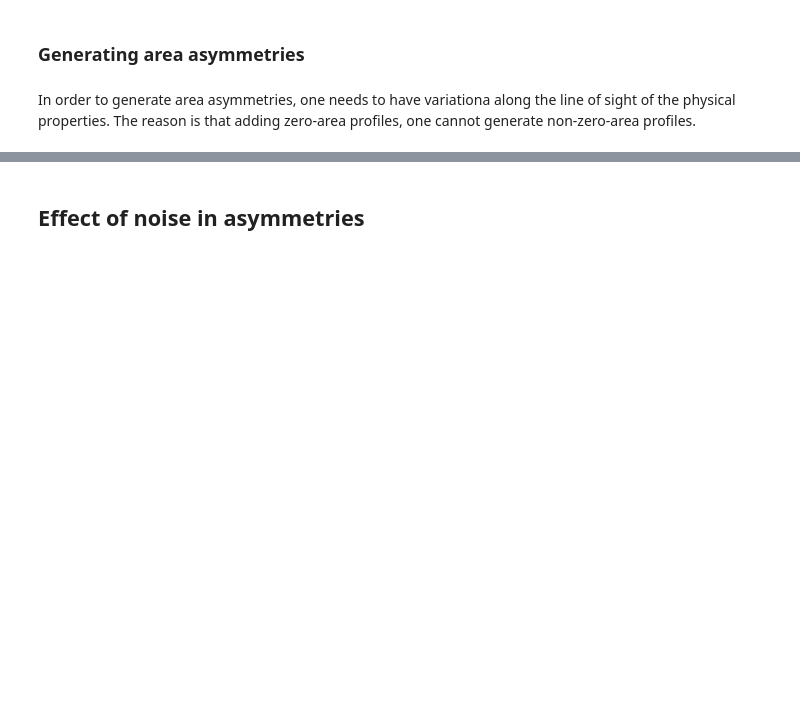
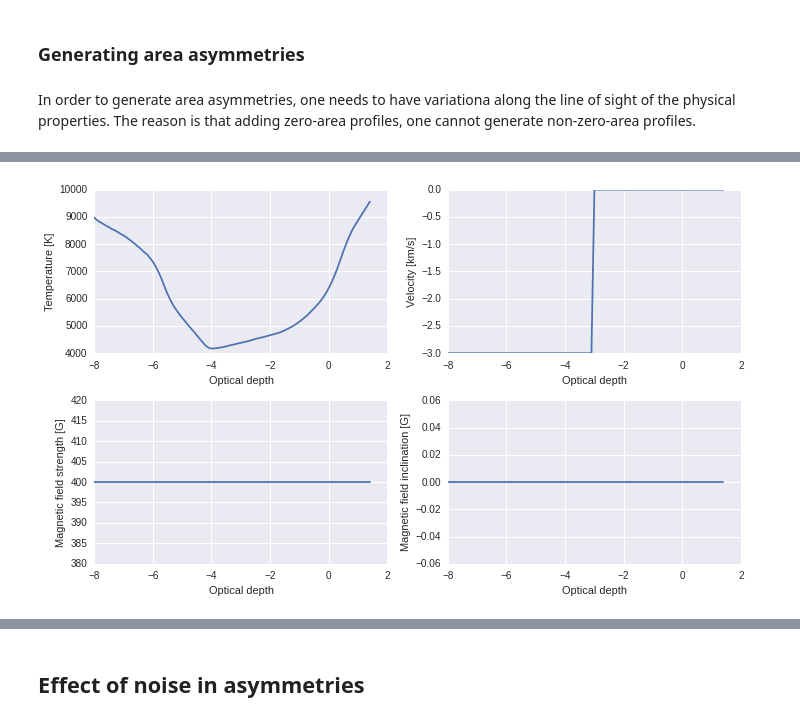
Before and after one commit to aasensio/SolarnetGranada, a Jupyter notebook: notebooks/Asymmetries.ipynb, the cells around one changed output, grey strips where cells are left out. Saved outputs shown, nothing was run; the diff lists cells and outputs as text; code cells hidden in the pictures; blank space fills up the shorter version.

```diff
--- a/notebooks/Asymmetries.ipynb
+++ b/notebooks/Asymmetries.ipynb
@@ -214,0 +215,22 @@ Amplitude asymmetry = 58.5973734517%
+# %%
+transition = 50
+atmosNew = np.copy(atmos)
+atmosNew[0:transition,3] = -3.0
+atmosNew[transition:,2] = 0.0
+f, ax = pl.subplots(nrows=2, ncols=2, figsize=(10,6))
+ax[0,0].plot(atmosNew[:,0],atmosNew[:,1])
+ax[0,1].plot(atmosNew[:,0],atmosNew[:,3])
+ax[1,0].plot(atmosNew[:,0],atmosNew[:,4])
+ax[1,1].plot(atmosNew[:,0],atmosNew[:,5])
+ax[0,0].set_xlabel('Optical depth')
+ax[0,0].set_ylabel('Temperature [K]')
+ax[0,1].set_xlabel('Optical depth')
+ax[0,1].set_ylabel('Velocity [km/s]')
+ax[1,0].set_xlabel('Optical depth')
+ax[1,0].set_ylabel('Magnetic field strength [G]')
+ax[1,1].set_xlabel('Optical depth')
+ax[1,1].set_ylabel('Magnetic field inclination [G]')
+pl.tight_layout()
+outNew, continuumNew = pylte.synthLines(atmosNew)
+# %% [output]
+[figure, added]
```
Also changed, not shown: parts of 5 cells of this notebook, 29 other files.
